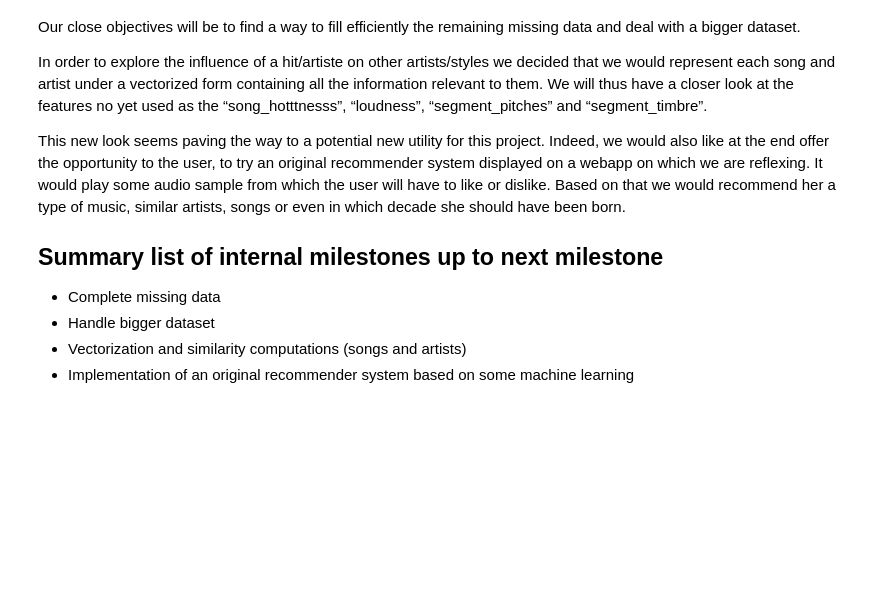
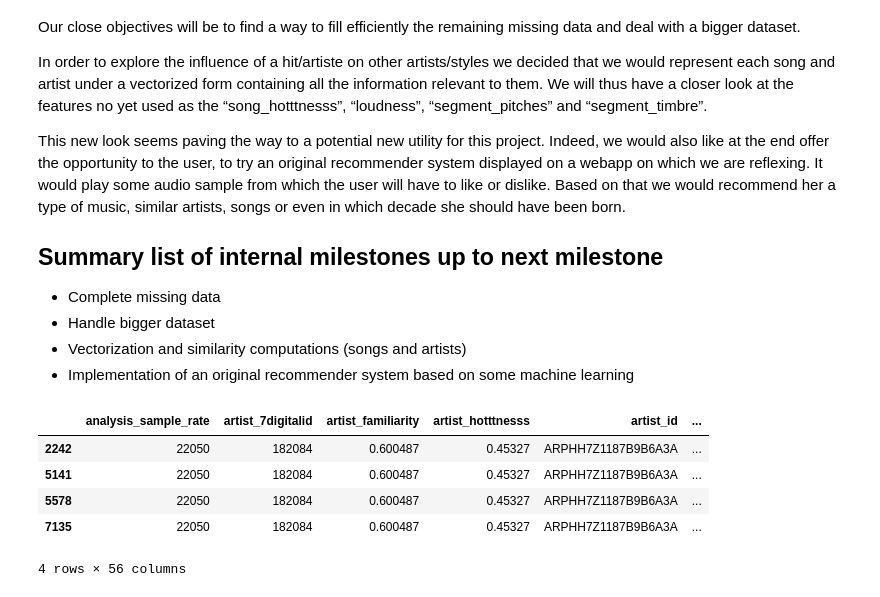
Before and after one commit to cgallay/Ada, a Jupyter notebook: Project/Projet_ADA_M2.ipynb, the cells around one changed output. Saved outputs shown, nothing was run; the diff lists cells and outputs as text; code cells hidden in the pictures; blank space fills up the shorter version.

```diff
--- a/Project/Projet_ADA_M2.ipynb
+++ b/Project/Projet_ADA_M2.ipynb
@@ -398,3 +401,12 @@ This new look seems paving the way to a potential new utility for this project.
 *	Handle bigger dataset
 *	Vectorization and similarity computations (songs and artists)
 *	Implementation of an original recommender system based on some machine learning
+# %%
+df_song[df_song.artist_name == 'Franco']#.loc[5597]
+# %% [output]
+|  | analysis_sample_rate | artist_7digitalid | artist_familiarity | artist_hotttnesss | artist_id | ... |
+| 2242 | 22050 | 182084 | 0.600487 | 0.45327 | ARPHH7Z1187B9B6A3A | ... |
+| 5141 | 22050 | 182084 | 0.600487 | 0.45327 | ARPHH7Z1187B9B6A3A | ... |
+| 5578 | 22050 | 182084 | 0.600487 | 0.45327 | ARPHH7Z1187B9B6A3A | ... |
+| 7135 | 22050 | 182084 | 0.600487 | 0.45327 | ARPHH7Z1187B9B6A3A | ... |
+4 rows × 56 columns
```
Also changed, not shown: parts of 37 cells of this notebook, 5 other files.
